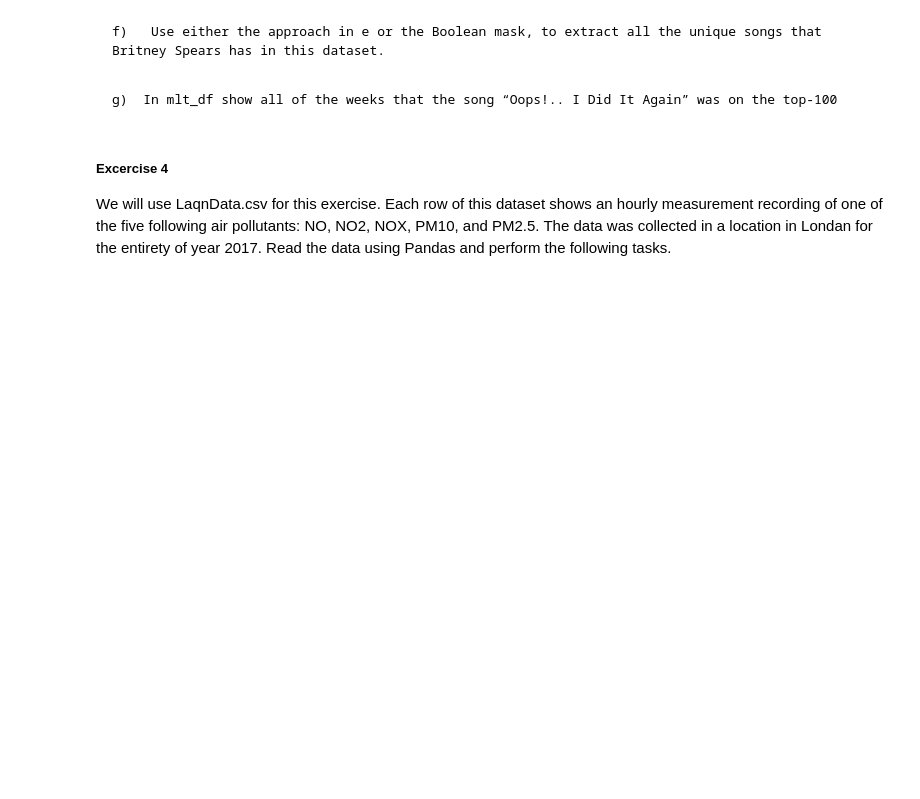
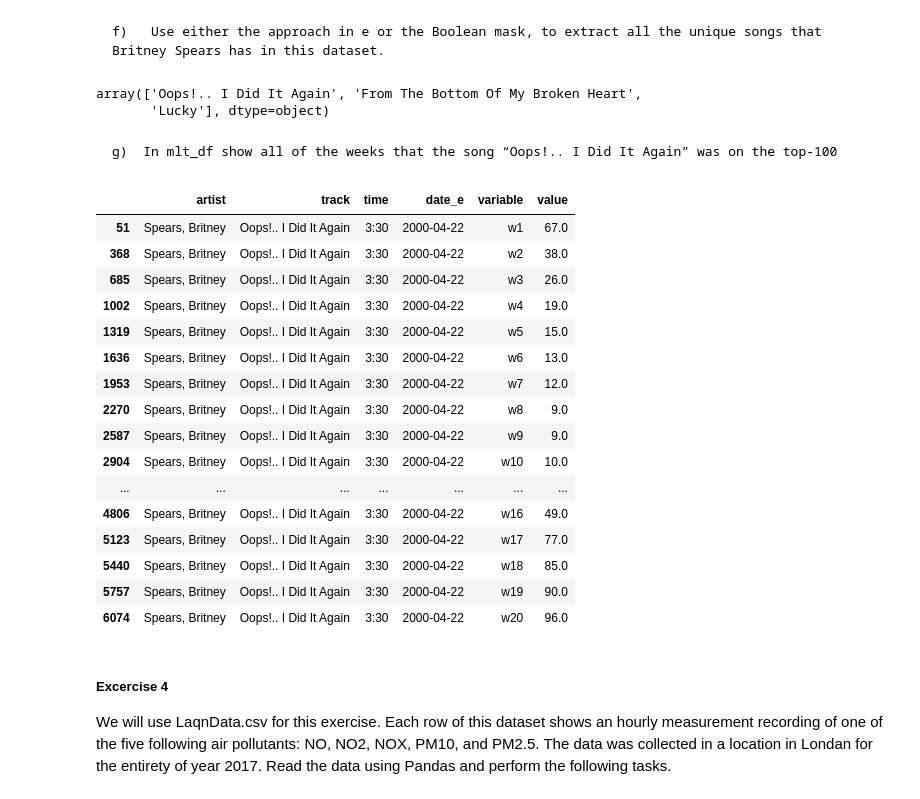
Before and after one commit to AtWillB/INST447_Exercises, a Jupyter notebook: Chapter01/Excercises Ch1.ipynb, the cells around one changed output. Saved outputs shown, nothing was run; the diff lists cells and outputs as text; code cells hidden in the pictures; blank space fills up the shorter version.

```diff
--- a/Chapter01/Excercises Ch1.ipynb
+++ b/Chapter01/Excercises Ch1.ipynb
@@ -140,7 +251,34 @@ Answer:
 # %% [markdown]
     f)	 Use either the approach in e or the Boolean mask, to extract all the unique songs that Britney Spears has in this dataset.
+# %%
+mlt_df.query('artist == "Spears, Britney"')["track"].unique()
+# %% [output]
+array(['Oops!.. I Did It Again', 'From The Bottom Of My Broken Heart',
+       'Lucky'], dtype=object)
 # %% [markdown]
     g)	In mlt_df show all of the weeks that the song “Oops!.. I Did It Again” was on the top-100
+# %%
+mlt_df = mlt_df.query('track == "Oops!.. I Did It Again" ')
+
+mlt_df.loc[mlt_df["value"].notna()]
+# %% [output]
+|  | artist | track | time | date_e | variable | value |
+| 51 | Spears, Britney | Oops!.. I Did It Again | 3:30 | 2000-04-22 | w1 | 67.0 |
+| 368 | Spears, Britney | Oops!.. I Did It Again | 3:30 | 2000-04-22 | w2 | 38.0 |
+| 685 | Spears, Britney | Oops!.. I Did It Again | 3:30 | 2000-04-22 | w3 | 26.0 |
+| 1002 | Spears, Britney | Oops!.. I Did It Again | 3:30 | 2000-04-22 | w4 | 19.0 |
+| 1319 | Spears, Britney | Oops!.. I Did It Again | 3:30 | 2000-04-22 | w5 | 15.0 |
+| 1636 | Spears, Britney | Oops!.. I Did It Again | 3:30 | 2000-04-22 | w6 | 13.0 |
+| 1953 | Spears, Britney | Oops!.. I Did It Again | 3:30 | 2000-04-22 | w7 | 12.0 |
+| 2270 | Spears, Britney | Oops!.. I Did It Again | 3:30 | 2000-04-22 | w8 | 9.0 |
+| 2587 | Spears, Britney | Oops!.. I Did It Again | 3:30 | 2000-04-22 | w9 | 9.0 |
+| 2904 | Spears, Britney | Oops!.. I Did It Again | 3:30 | 2000-04-22 | w10 | 10.0 |
+| ... | ... | ... | ... | ... | ... | ... |
+| 4806 | Spears, Britney | Oops!.. I Did It Again | 3:30 | 2000-04-22 | w16 | 49.0 |
+| 5123 | Spears, Britney | Oops!.. I Did It Again | 3:30 | 2000-04-22 | w17 | 77.0 |
+| 5440 | Spears, Britney | Oops!.. I Did It Again | 3:30 | 2000-04-22 | w18 | 85.0 |
+| 5757 | Spears, Britney | Oops!.. I Did It Again | 3:30 | 2000-04-22 | w19 | 90.0 |
+| 6074 | Spears, Britney | Oops!.. I Did It Again | 3:30 | 2000-04-22 | w20 | 96.0 |
 # %% [markdown]
 ##### Excercise 4
 
```
Also changed, not shown: parts of 11 cells of this notebook.
